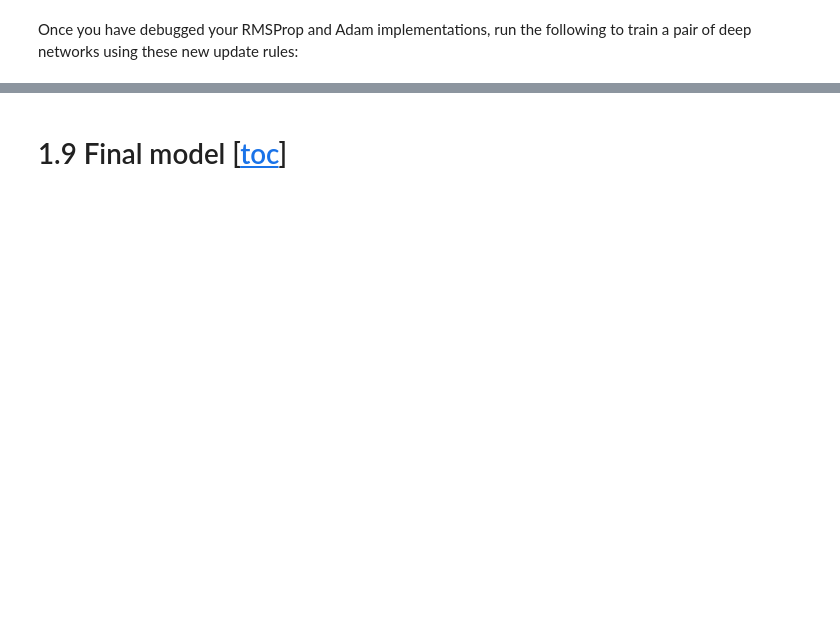
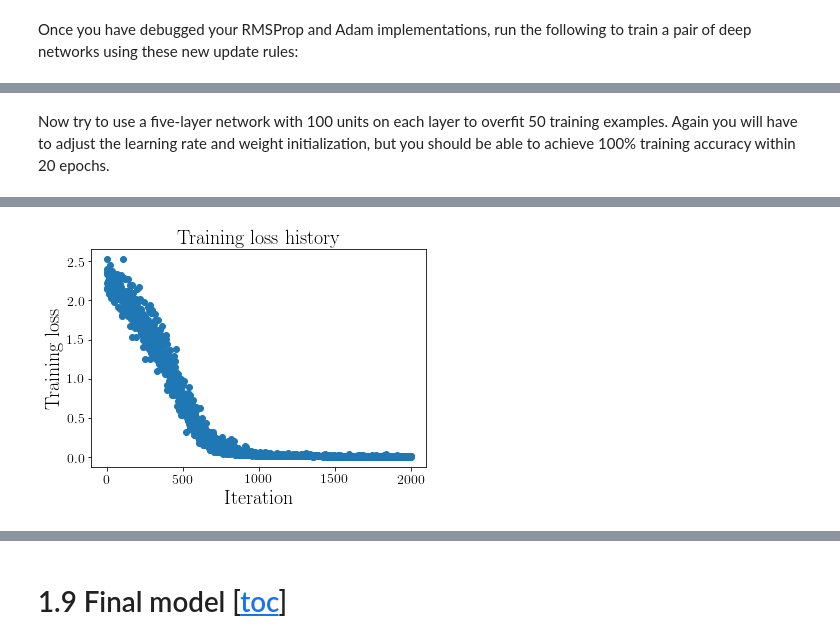
Before and after one commit to siri3us/ml, a Jupyter notebook: notebooks/CS231n/2/assignment2.ipynb, the cells around one changed output, grey strips where cells are left out. Saved outputs shown, nothing was run; the diff lists cells and outputs as text; code cells hidden in the pictures; blank space fills up the shorter version.

```diff
--- a/notebooks/CS231n/2/assignment2.ipynb
+++ b/notebooks/CS231n/2/assignment2.ipynb
@@ -1105,0 +934,20 @@ plt.show()
+# %%
+%%time
+gc.collect()
+# Load the (preprocessed) CIFAR10 data.
+data = get_CIFAR10_data(image_data_format='channels_first', cifar10_dir=CIFAR10_DIR, ordered=False,
+                        substract_mean=True, random_state=1)
+
+data['X_train'] /= 255.0
+data['X_test']  /= 255.0
+data['X_val']   /= 255.0
+
+X_train = data['X_train']; y_train = data['y_train']
+X_val   = data['X_val'];   y_val   = data['y_val']
+X_test  = data['X_test'];  y_test  = data['y_test']
+print('Training data shape: ', X_train.shape)
+print('Training labels shape: ', y_train.shape)
+print('Validation data shape: ', X_val.shape)
+print('Validation labels shape: ', y_val.shape)
+print('Test data shape: ', X_test.shape)
+print('Test labels shape: ', y_test.shape)
@@ -1105,0 +1063,38 @@ plt.show()
+# %% [markdown]
+Now try to use a five-layer network with 100 units on each layer to overfit 50 training examples. Again you will have to adjust the learning rate and weight initialization, but you should be able to achieve 100% training accuracy within 20 epochs.
+# %%
+# TODO: Use a five-layer Net to overfit 50 training examples.
+
+num_train = 50
+small_data = {
+  'X_train': data['X_train'][:num_train],
+  'y_train': data['y_train'][:num_train],
+  'X_val': data['X_val'],
+  'y_val': data['y_val'],
+}
+
+learning_rate = 5e-2
+
+kwargs = {'use_batchnorm': True, 'use_relu': True, 'dropout': 0.00,
+          'weight_scale': None, 'debug': False, 'dtype': np.float64}
+
+model = FullyConnectedNet([100], **kwargs)
+solver = Solver(model, small_data,
+                print_every_iter=50000,
+                print_every_epoch=50,
+                verbose=True,
+                num_epochs=1000, batch_size=25,
+                update_rule='sgd',
+                lr_decay=1.0,
+                optim_config={
+                  'learning_rate': learning_rate,
+                }
+         )
+solver.train()
+
+plt.plot(solver.loss_history, 'o')
+plt.title('Training loss history')
+plt.xlabel('Iteration')
+plt.ylabel('Training loss')
+plt.show()
+# %% [output]
@@ -1105,0 +1118 @@ plt.show()
+[figure, added]
```
Also changed, not shown: parts of 76 cells of this notebook, 3 other files.
